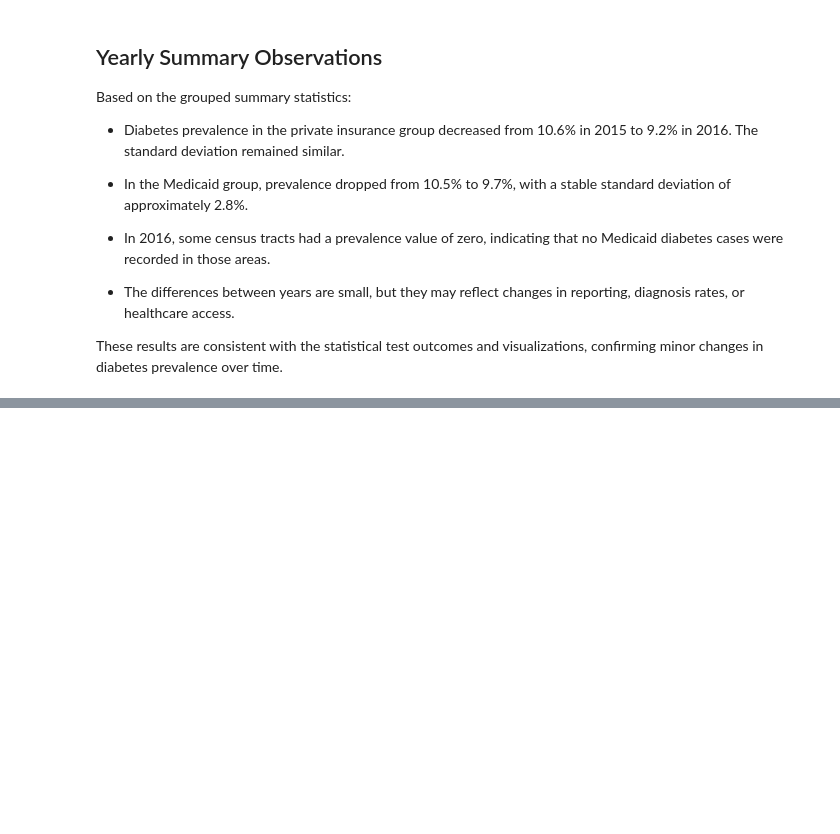
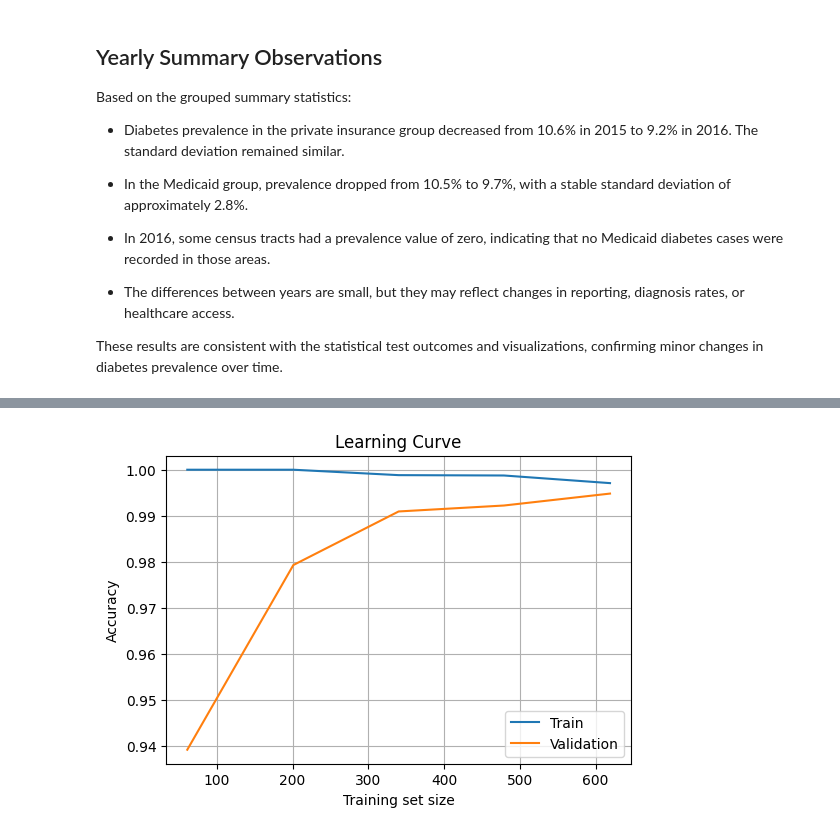
Before and after one commit to mhacisalihoglu/dsa_project, a Jupyter notebook: notebooks/diabetes_EDA.ipynb, the cells around one changed output, grey strips where cells are left out. Cells and saved outputs as stored; diff of their text form; code cells hidden in the pictures; blank space fills up the shorter version.

```diff
--- a/notebooks/diabetes_EDA.ipynb
+++ b/notebooks/diabetes_EDA.ipynb
@@ -274,0 +405,10 @@ These results are consistent with the statistical test outcomes and visualizatio
+# %%
+# testing xgboost – tree-based boosting method
+from xgboost import XGBClassifier
+
+xgb = XGBClassifier(eval_metric="mlogloss", random_state=42)
+xgb.fit(X_train_scaled, y_train)
+
+y_pred_xgb = xgb.predict(X_test_scaled)
+print(confusion_matrix(y_test, y_pred_xgb))
+print(classification_report(y_test, y_pred_xgb, target_names=le.classes_))
@@ -274,0 +504,25 @@ These results are consistent with the statistical test outcomes and visualizatio
+# %%
+# learning curve to check overfitting
+from sklearn.model_selection import learning_curve
+
+train_sizes, train_scores, val_scores = learning_curve(
+    best_xgb,
+    scaler.transform(X),
+    y_enc,
+    cv=5,
+    train_sizes=np.linspace(0.1, 1.0, 5),
+    scoring="accuracy",
+    n_jobs=-1
+)
+
+plt.figure(figsize=(6,4))
+plt.plot(train_sizes, train_scores.mean(axis=1), label="Train")
+plt.plot(train_sizes, val_scores.mean(axis=1), label="Validation")
+plt.title("Learning Curve")
+plt.xlabel("Training set size")
+plt.ylabel("Accuracy")
+plt.legend()
+plt.grid(True)
+plt.show()
+# %% [output]
+[figure, added]
```
Also changed, not shown: parts of 22 cells of this notebook.
